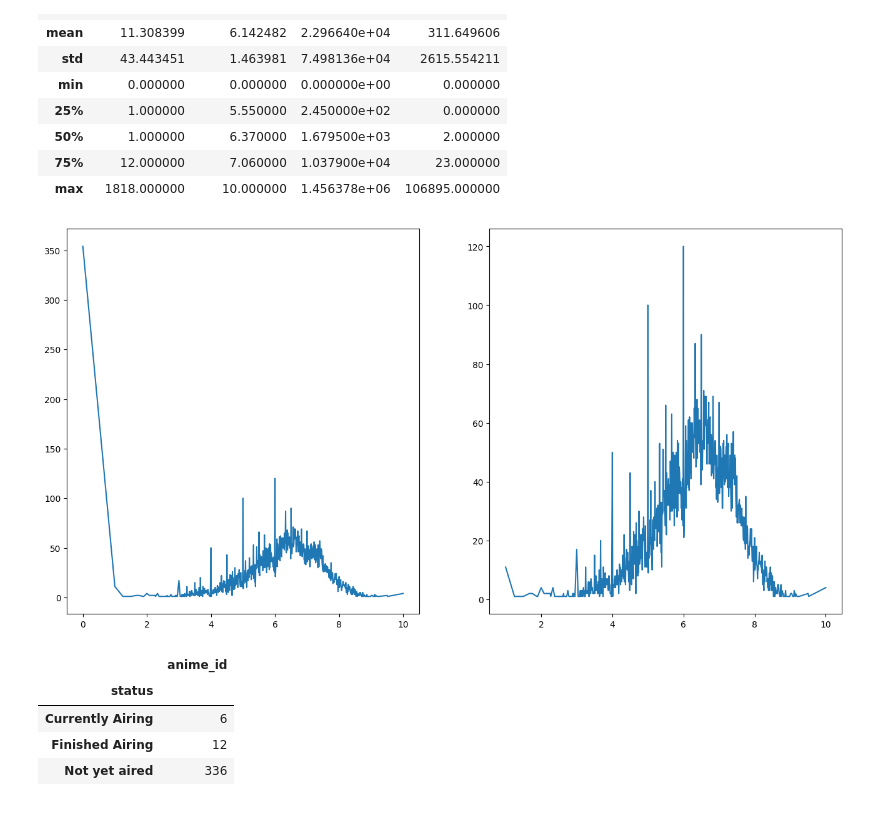
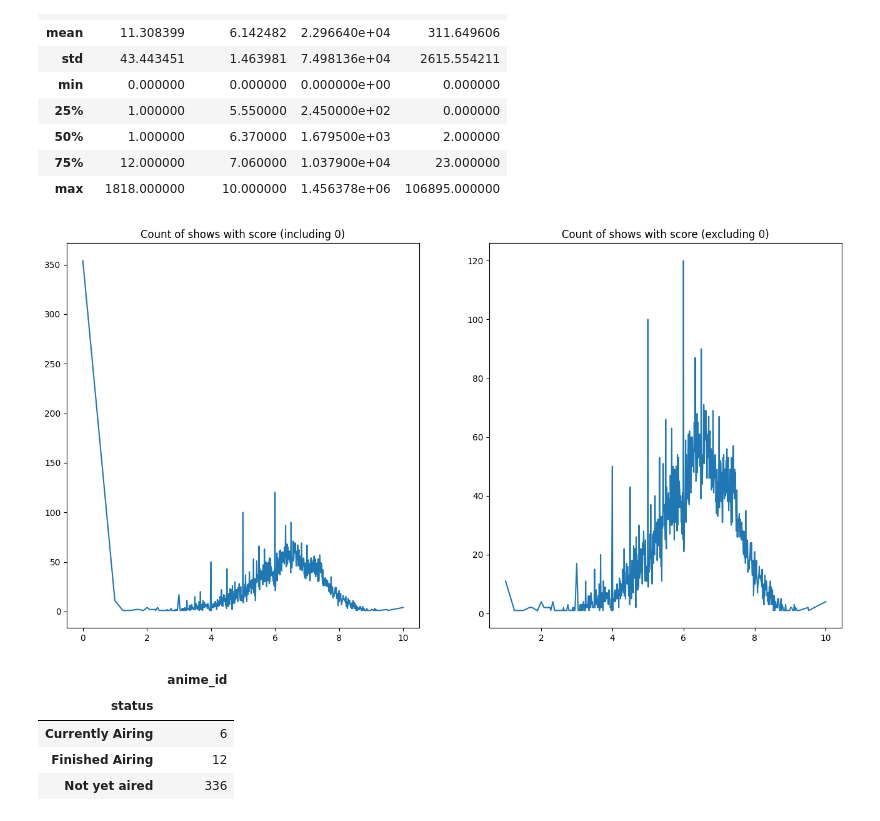
Before and after one commit to ymersod/MAL_Project, a Jupyter notebook: AndersNotebook.ipynb, the cells around one changed output. Cells and saved outputs as stored; diff of their text form; code cells hidden in the pictures.

```diff
--- a/AndersNotebook.ipynb
+++ b/AndersNotebook.ipynb
@@ -57,7 +57,7 @@ please provide us feedback at https://github.com/pandas-dev/pandas/issues/54466
 7. Identify the promising transformations you may want to apply (e.g. convert skewed targets to normal via a log transformation)
 8. Document what you have learned
 # %%
-data = pd.read_csv('Assignment 7/MAL_Project/AnimeList.csv')
+data = pd.read_csv('AnimeList.csv')
 
 data
 # %% [output]
@@ -258,17 +258,19 @@ display(data[['episodes','score','members','favorites']].describe())
 # %%
 groupedOnScoreCount =data[['score','anime_id']].groupby('score').count()
 
 figure, axis = plt.subplots(1,2)
 
 figure.set_figwidth(16)
 figure.set_figheight(8)
 
 
 axis[0].plot(groupedOnScoreCount.index,groupedOnScoreCount.values.flat)
+axis[0].set_title('Count of shows with score (including 0)')
 axis[1].plot(groupedOnScoreCount.drop(0).index,groupedOnScoreCount.drop(0).values.flat)
+axis[1].set_title('Count of shows with score (excluding 0)')
 plt.show()
 # %% [output]
-[figure, old version]
+[figure, new version]
 # %%
 data.loc[data['score'] == 0].groupby('status').count()[['anime_id']]
 # %% [output]
```
Also changed, not shown: parts of 17 cells of this notebook.
